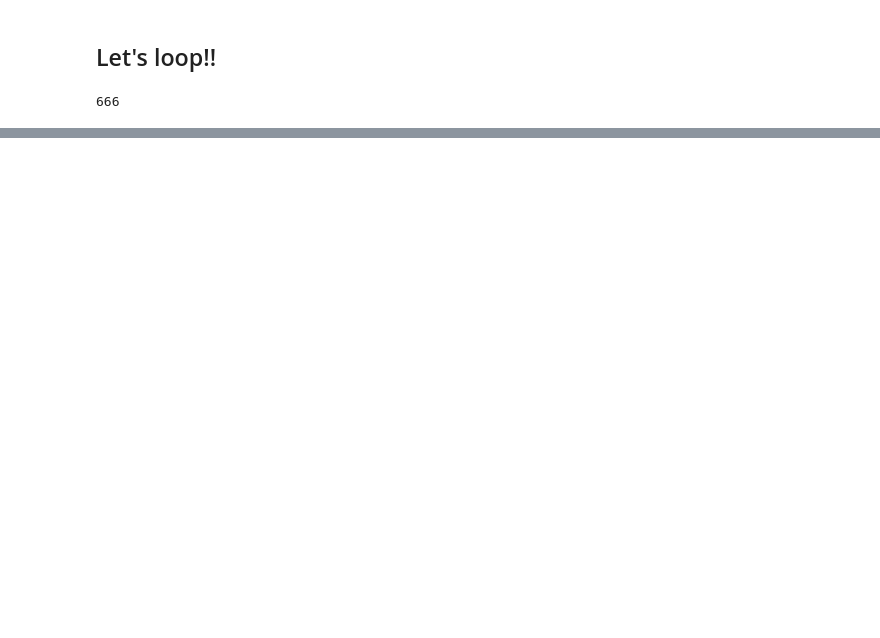
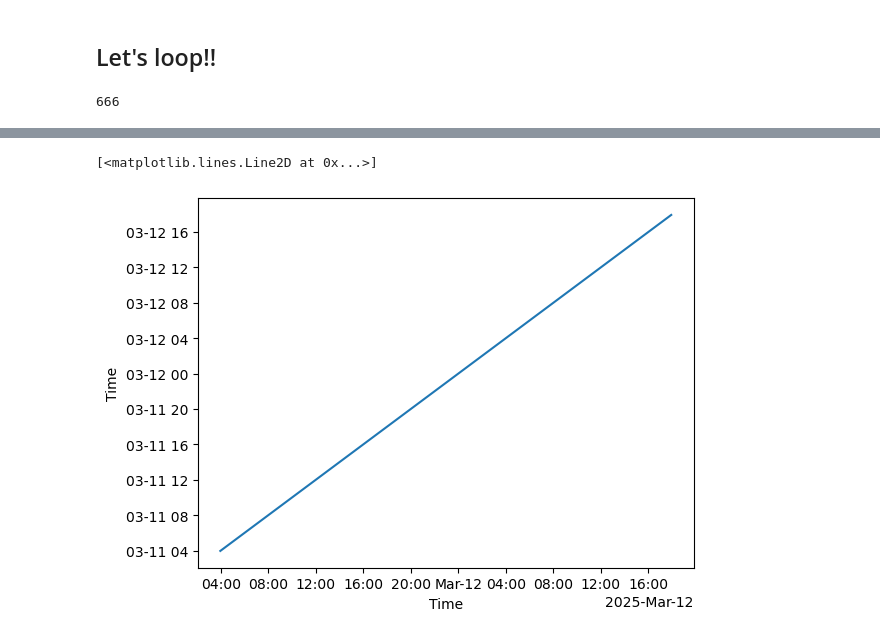
Before and after one commit to giacom0rovers1/earthcare_aerosol_cloud_interactions, a Jupyter notebook: cpr_cld_2a.ipynb, the cells around one changed output, grey strips where cells are left out. Saved outputs shown, nothing was run; the diff lists cells and outputs as text; code cells hidden in the pictures; blank space fills up the shorter version.

```diff
--- a/cpr_cld_2a.ipynb
+++ b/cpr_cld_2a.ipynb
@@ -212,0 +273,5 @@ Data variables:
+# %%
+radar.time.plot()
+# %% [output]
+[<matplotlib.lines.Line2D at 0x...>]
+[figure, added]
```
Also changed, not shown: parts of 13 cells of this notebook, 1 other file.
